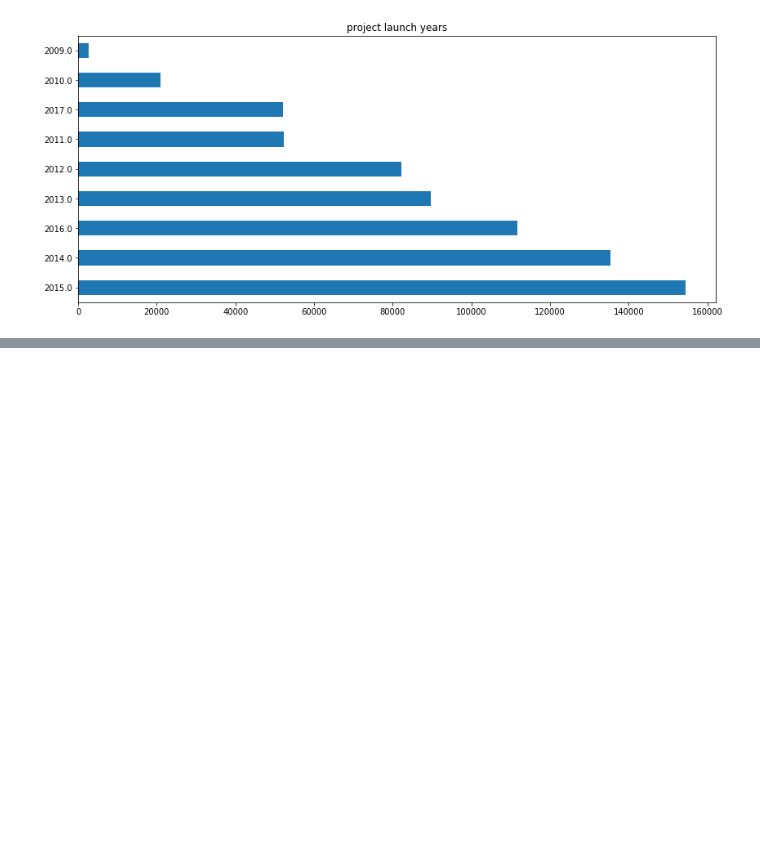
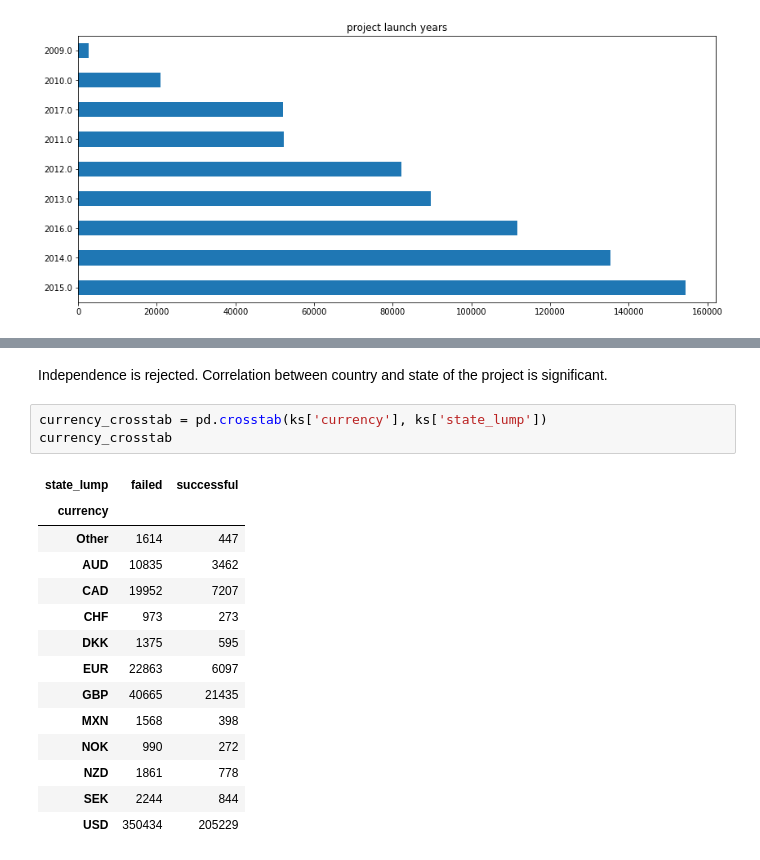
Before and after one commit to coryjanowski/Kickstarter, a Jupyter notebook: ks_statisticalTests.ipynb, the cells around one changed output, grey strips where cells are left out. Saved outputs shown, nothing was run; the diff lists cells and outputs as text; blank space fills up the shorter version.

```diff
--- a/ks_statisticalTests.ipynb
+++ b/ks_statisticalTests.ipynb
@@ -310,0 +439,20 @@ Name: category, Length: 771, dtype: int64
+# %% [markdown]
+Independence is rejected. Correlation between country and state of the project is significant.
+# %%
+currency_crosstab = pd.crosstab(ks['currency'], ks['state_lump'])
+currency_crosstab
+# %% [output]
+| state_lump | failed | successful |
+| currency |  |  |
+| Other | 1614 | 447 |
+| AUD | 10835 | 3462 |
+| CAD | 19952 | 7207 |
+| CHF | 973 | 273 |
+| DKK | 1375 | 595 |
+| EUR | 22863 | 6097 |
+| GBP | 40665 | 21435 |
+| MXN | 1568 | 398 |
+| NOK | 990 | 272 |
+| NZD | 1861 | 778 |
+| SEK | 2244 | 844 |
+| USD | 350434 | 205229 |
```
Also changed, not shown: parts of 40 cells of this notebook, 1 other file.
